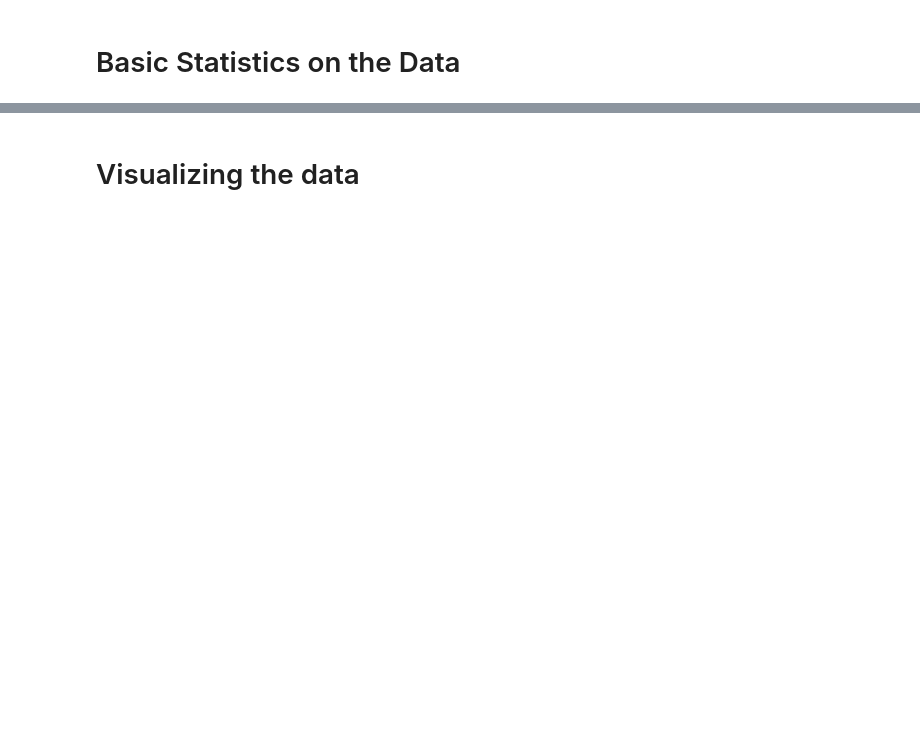
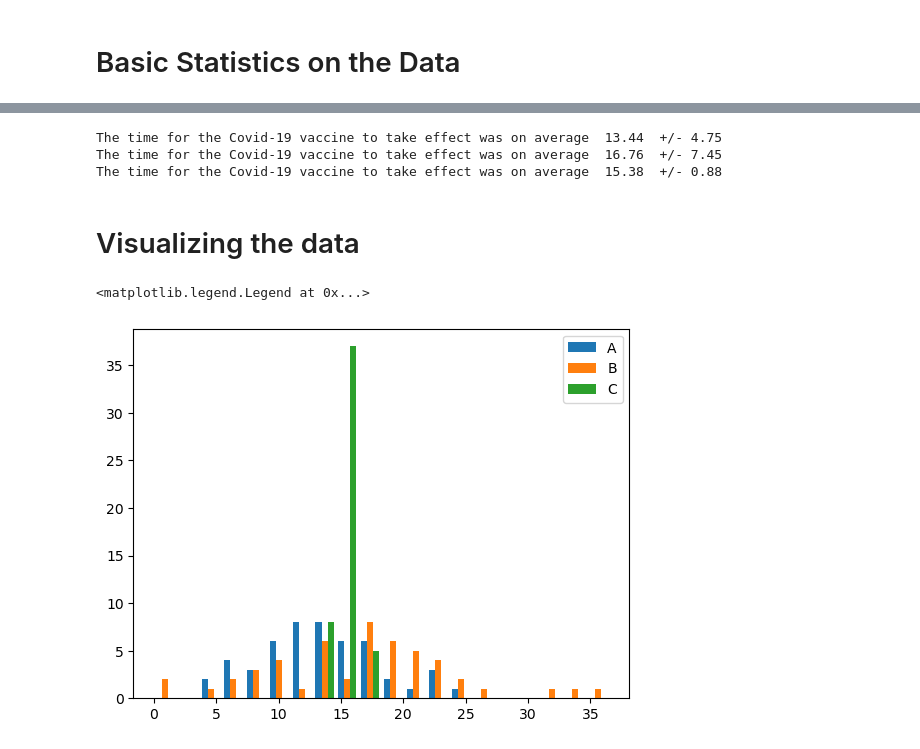
Before and after one commit to IntelliMedCalStateLA/EE2810F24, a Jupyter notebook: compareTimeOfEffect.ipynb, the cells around one changed output, grey strips where cells are left out. Saved outputs shown, nothing was run; the diff lists cells and outputs as text; code cells hidden in the pictures; blank space fills up the shorter version.

```diff
--- a/compareTimeOfEffect.ipynb
+++ b/compareTimeOfEffect.ipynb
@@ -17,4 +17,4 @@ import pandas as pd
 # use function called read_csv
 # open and extract data from the csv file 'doses.csv'
 
-tEffectPD = _________________________________________________
+tEffectPD = pd.read_csv('timeOfEffect3Drugs.csv')
@@ -44,6 +88,10 @@ print(sigma)
 # Use a for loop to print a statement for each vaccine providing its average time +/- standard deviation.
 for i in range(3):
     print('The time for the Covid-19 vaccine to take effect was on average ', round(mu.values[i],2), ' +/-', round(sigma.values[i], 2))
+# %% [output]
+The time for the Covid-19 vaccine to take effect was on average  13.44  +/- 4.75
+The time for the Covid-19 vaccine to take effect was on average  16.76  +/- 7.45
+The time for the Covid-19 vaccine to take effect was on average  15.38  +/- 0.88
 # %% [markdown]
 # Visualizing the data
 # %%
@@ -51,13 +99,16 @@ import matplotlib.pyplot as plt
 # %%
 # Plot a histogram of all 3 vaccines' time of effect on the same plot, using 20 bins
 # QUESTION: What is an appropriate label for the x-axis?  You may just fill in the blank to answer this question
 # QUESTION: What is an appropriate lable for the y-axis?  You may just fill in the blank to answer this question
 # QUESTION: What would be an appropriate legend to add?   You may just fill in the blank to answer this question
 
-plt.hist(tEffectPD, _____)
-plt.xlabel(_________________________)
-plt.ylabel(_________________________)
-plt.legend(_________________________)
+plt.hist(tEffectPD, 20)
+plt.legend(['A', 'B', 'C'])
+plt.xlabel('time of effect (hrs)')
+plt.ylabel('counts (frequency)')
+# %% [output]
+<matplotlib.legend.Legend at 0x...>
+[figure, added]
 # %%
 import seaborn as sns
 # %%
```
Also changed, not shown: parts of 15 cells of this notebook.
